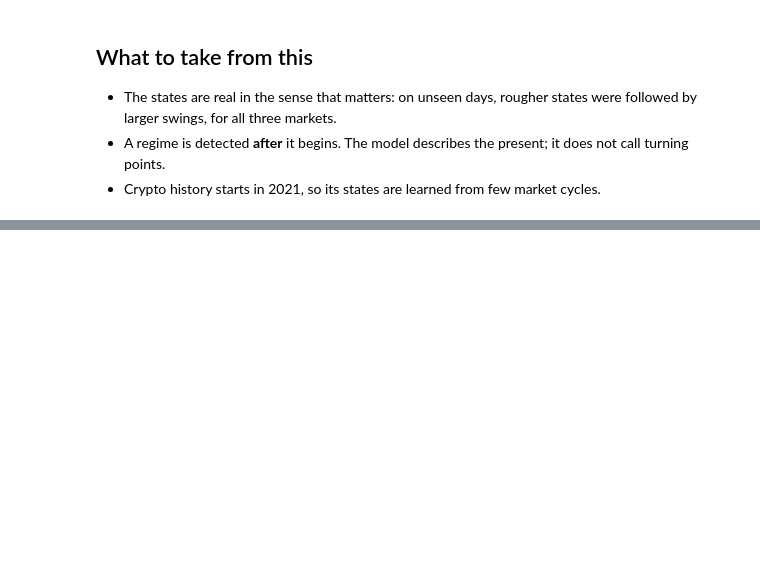
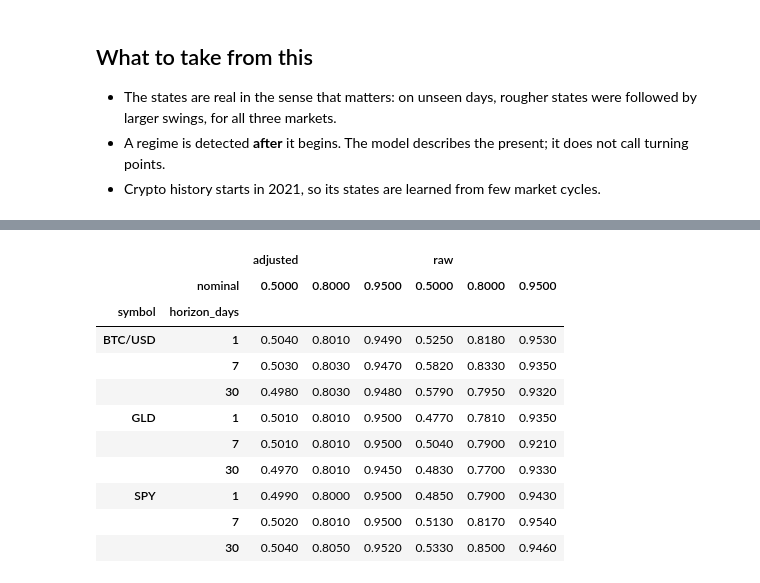
Before and after one commit to LouSens/RADAR, a Jupyter notebook: notebooks/02_state_and_range.ipynb, the cells around one changed output, grey strips where cells are left out. Cells and saved outputs as stored; diff of their text form; code cells hidden in the pictures; blank space fills up the shorter version.

```diff
--- a/notebooks/02_regime.ipynb
+++ b/notebooks/02_state_and_range.ipynb
@@ -234,0 +384,18 @@ pd.DataFrame(
+# %%
+table = reports.assign(
+    raw=reports["empirical"], adjusted=reports["empirical_conformal"]
+).pivot_table(index=["symbol", "horizon_days"], columns="nominal", values=["raw", "adjusted"])
+table.round(3)
+# %% [output]
+|  |  | adjusted |  |  | raw |  |  |
+|  | nominal | 0.5000 | 0.8000 | 0.9500 | 0.5000 | 0.8000 | 0.9500 |
+| symbol | horizon_days |  |  |  |  |  |  |
+| BTC/USD | 1 | 0.5040 | 0.8010 | 0.9490 | 0.5250 | 0.8180 | 0.9530 |
+|  | 7 | 0.5030 | 0.8030 | 0.9470 | 0.5820 | 0.8330 | 0.9350 |
+|  | 30 | 0.4980 | 0.8030 | 0.9480 | 0.5790 | 0.7950 | 0.9320 |
+| GLD | 1 | 0.5010 | 0.8010 | 0.9500 | 0.4770 | 0.7810 | 0.9350 |
+|  | 7 | 0.5010 | 0.8010 | 0.9500 | 0.5040 | 0.7900 | 0.9210 |
+|  | 30 | 0.4970 | 0.8010 | 0.9450 | 0.4830 | 0.7700 | 0.9330 |
+| SPY | 1 | 0.4990 | 0.8000 | 0.9500 | 0.4850 | 0.7900 | 0.9430 |
+|  | 7 | 0.5020 | 0.8010 | 0.9500 | 0.5130 | 0.8170 | 0.9540 |
+|  | 30 | 0.5040 | 0.8050 | 0.9520 | 0.5330 | 0.8500 | 0.9460 |
```
Also changed, not shown: parts of 18 cells of this notebook, 30 other files.
